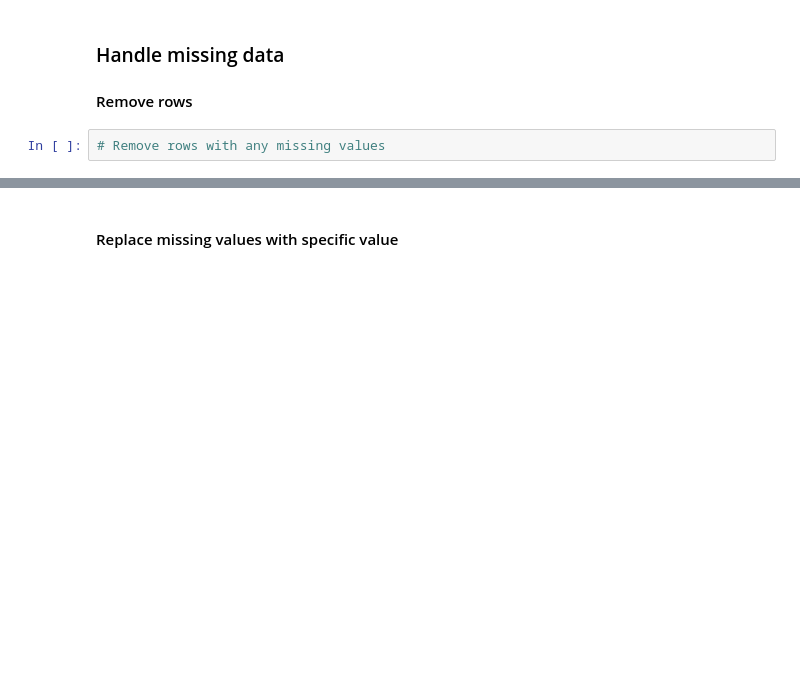
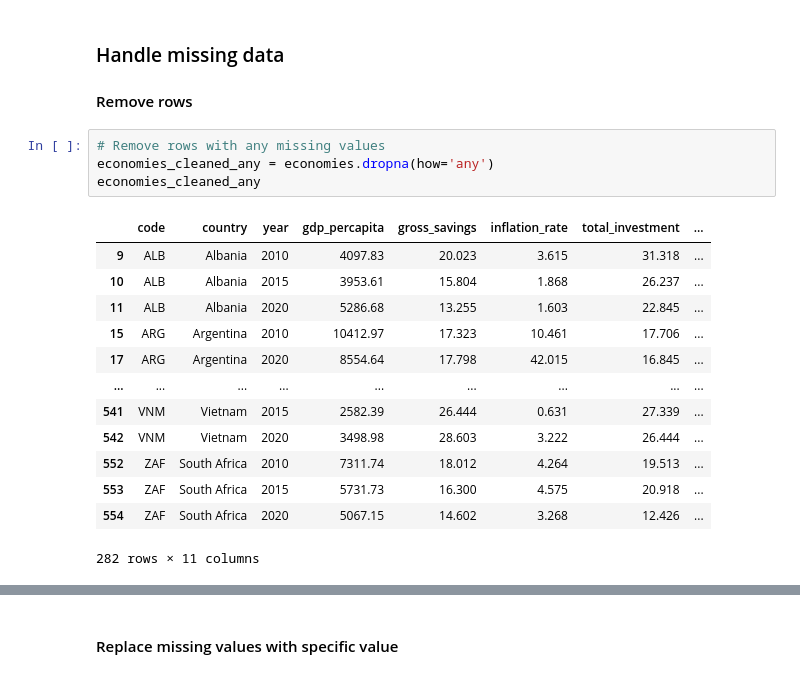
Before and after one commit to ismayc/oreilly-genai-powered-data-analysis-with-python, a Jupyter notebook: exercises-2025_09.ipynb, the cells around one changed output, grey strips where cells are left out. Drawn from its saved outputs; the diff is of its cells as text; blank space fills up the shorter version.

```diff
--- a/exercises-2025_09.ipynb
+++ b/exercises-2025_09.ipynb
@@ -69,4 +125,20 @@ way too.
 #### Remove rows
 # %%
 # Remove rows with any missing values
+economies_cleaned_any = economies.dropna(how='any')
+economies_cleaned_any
+# %% [output]
+|  | code | country | year | gdp_percapita | gross_savings | inflation_rate | total_investment | ... |
+| 9 | ALB | Albania | 2010 | 4097.83 | 20.023 | 3.615 | 31.318 | ... |
+| 10 | ALB | Albania | 2015 | 3953.61 | 15.804 | 1.868 | 26.237 | ... |
+| 11 | ALB | Albania | 2020 | 5286.68 | 13.255 | 1.603 | 22.845 | ... |
+| 15 | ARG | Argentina | 2010 | 10412.97 | 17.323 | 10.461 | 17.706 | ... |
+| 17 | ARG | Argentina | 2020 | 8554.64 | 17.798 | 42.015 | 16.845 | ... |
+| ... | ... | ... | ... | ... | ... | ... | ... | ... |
+| 541 | VNM | Vietnam | 2015 | 2582.39 | 26.444 | 0.631 | 27.339 | ... |
+| 542 | VNM | Vietnam | 2020 | 3498.98 | 28.603 | 3.222 | 26.444 | ... |
+| 552 | ZAF | South Africa | 2010 | 7311.74 | 18.012 | 4.264 | 19.513 | ... |
+| 553 | ZAF | South Africa | 2015 | 5731.73 | 16.300 | 4.575 | 20.918 | ... |
+| 554 | ZAF | South Africa | 2020 | 5067.15 | 14.602 | 3.268 | 12.426 | ... |
+282 rows × 11 columns
 # %%
```
Also changed, not shown: parts of 27 cells of this notebook, 1 other file.
